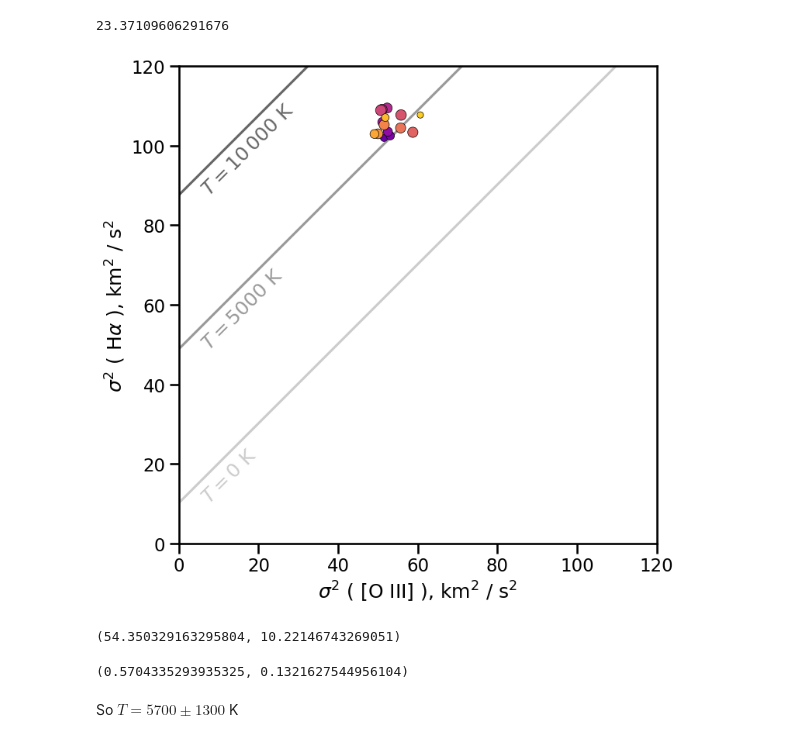
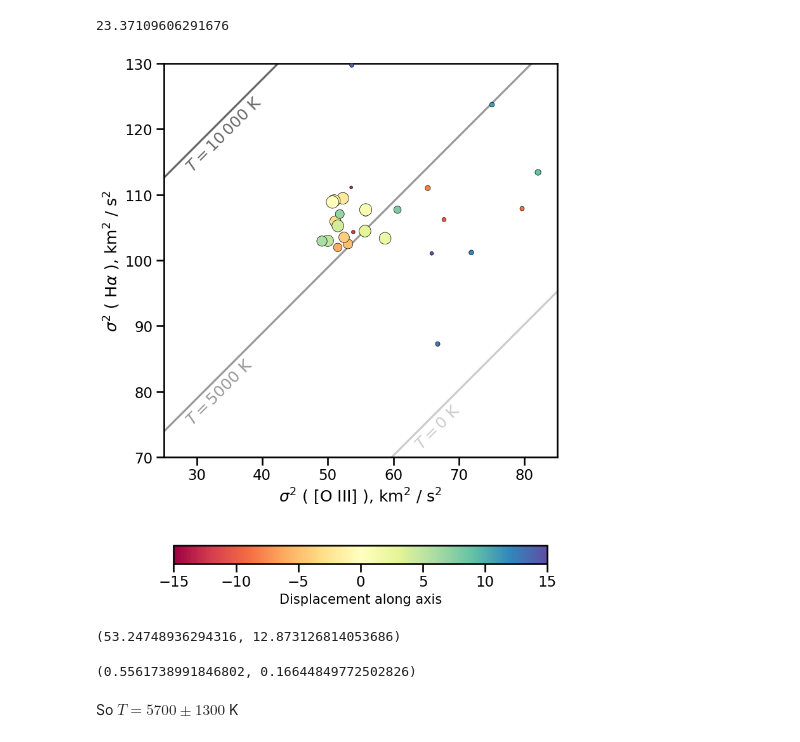
Before and after one commit to will-henney/teresa-pn-ou5, a Jupyter notebook: notebooks/04-02-line-profiles-1d.ipynb, the cells around one changed output. Saved outputs shown, nothing was run; the diff lists cells and outputs as text; code cells hidden in the pictures.

```diff
--- a/notebooks/04-02-line-profiles-1d.ipynb
+++ b/notebooks/04-02-line-profiles-1d.ipynb
@@ -897,43 +897,57 @@ vardf = fdf_h[["stddev_0", "stddev_1", "stddev"]].join(
     lsuffix="_h", rsuffix="_o",
 )
 # %%
-fig, ax = plt.subplots(figsize=(8, 8))
+fig, ax = plt.subplots(figsize=(8, 12))
 scale = np.where(
-    vardf["amplitude_1"] > 0.3,
+    # vardf["amplitude_1"] > 0.3,
+    vardf["amplitude_1"] > 0.05,
     vardf["amplitude_1"],
     np.nan,
 )
-ax.scatter(
+scat = ax.scatter(
     vardf["stddev_0_o"]**2,
     vardf["stddev_0_h"]**2,
-    s=100 * scale,
+    s=200 * scale,
     c=vardf.index,
-    cmap="plasma",
-    vmin=-10, vmax=10,
+    cmap="Spectral",
+    vmin=-15, vmax=15,
+    # cmap="plasma",
+    # vmin=-10, vmax=10,
     zorder=100,
     alpha=1.0,
     edgecolors="k",
     linewidths=0.5,
 )
 xx = np.array([0, 200])
 ax.plot(xx, xx + 10.233, c="0.8")
-ax.text(5, 5 - 5 + 10.233, r"$T = 0$ K", rotation=45, c="0.8")
+x0 = 63
+ax.text(x0, x0 - 2 + 10.233, r"$T = 0$ K", rotation=45, c="0.8")
 ax.plot(xx, xx + 10.233 + 77.34 / 2, c="0.6")
-ax.text(5, 5 - 5 + 10.233 + 77.34 / 2, r"$T = 5000$ K", rotation=45, c="0.6")
+x0 = 28
+ax.text(x0, x0 - 2 + 10.233 + 77.34 / 2, r"$T = 5000$ K", rotation=45, c="0.6")
 ax.plot(xx, xx + 10.233 + 77.34, c="0.4")
-ax.text(5, 5 - 5 + 10.233 + 77.34, r"$T = 10\,000$ K", rotation=45, c="0.4")
-ax.set_xlim(0, 120)
-ax.set_ylim(0, 120)
-# ax.set_yticks([0, 50, 100, 150])
-ax.set_xticks(ax.get_yticks())
+x0 = 28
+ax.text(x0, x0 - 2 + 10.233 + 77.34, r"$T = 10\,000$ K", rotation=45, c="0.4")
+fig.colorbar(
+    scat, ax=ax,
+    orientation="horizontal",
+    location="bottom",
+    shrink=0.95,
+    # fraction=0.05,
+).set_label("Displacement along axis", fontsize="small")
+# ax.set_xlim(0, 120)
+# ax.set_ylim(0, 120)
+ax.set_xlim(25, 85)
+ax.set_ylim(70, 130)
+# ax.set_xticks(ax.get_yticks())
 ax.set_aspect("equal")
 ax.set_xlabel(r"$\sigma^2$ ( [O III] ), km$^2$ / s$^2$")
 ax.set_ylabel(r"$\sigma^2$ ( H$\alpha$ ), km$^2$ / s$^2$")
 figfile = "pn-ou5-gaussfit-temperature.pdf"
 fig.savefig(figfile, bbox_inches="tight")
 fig.savefig(figfile.replace(".pdf", ".jpg"), bbox_inches="tight")
 # %% [output]
-[figure, old version]
+[figure, new version]
 # %%
 dsigsq = vardf["stddev_0_h"]**2 - vardf["stddev_0_o"]**2
 weights = scale
@@ -944,13 +958,13 @@ std_dsigsq = np.sqrt(
 )
 mean_dsigsq, std_dsigsq
 # %% [output]
-(54.350329163295804, 10.22146743269051)
+(53.24748936294316, 12.873126814053686)
 # %%
 mean_T4 = (mean_dsigsq - 10.233) / 77.34
 std_T4 = std_dsigsq / 77.34
 mean_T4, std_T4
 # %% [output]
-(0.5704335293935325, 0.1321627544956104)
+(0.5561738991846802, 0.16644849772502826)
 # %% [markdown]
 So $T = 5700 \pm 1300$ K
 # %% [markdown]
```
Also changed, not shown: 51 other files.
